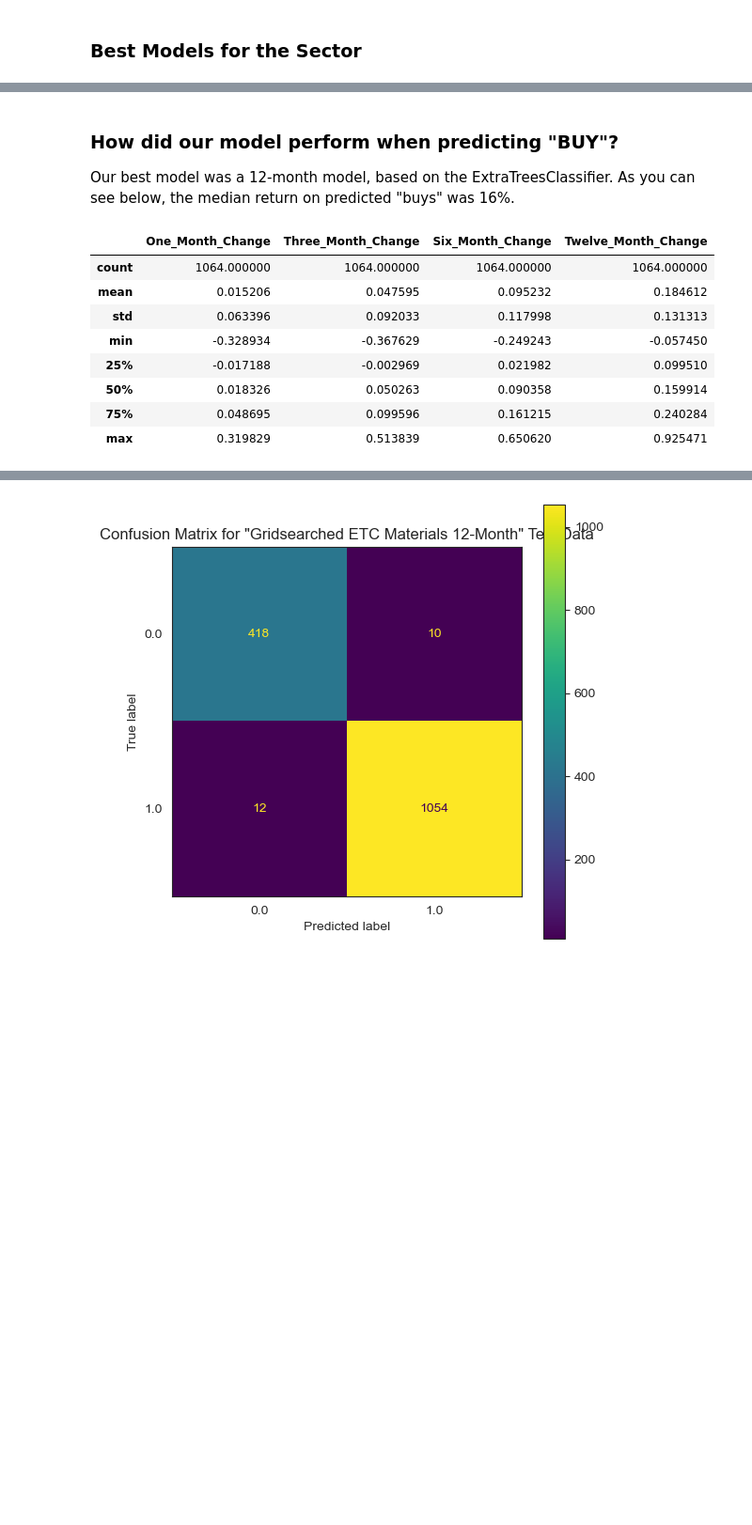
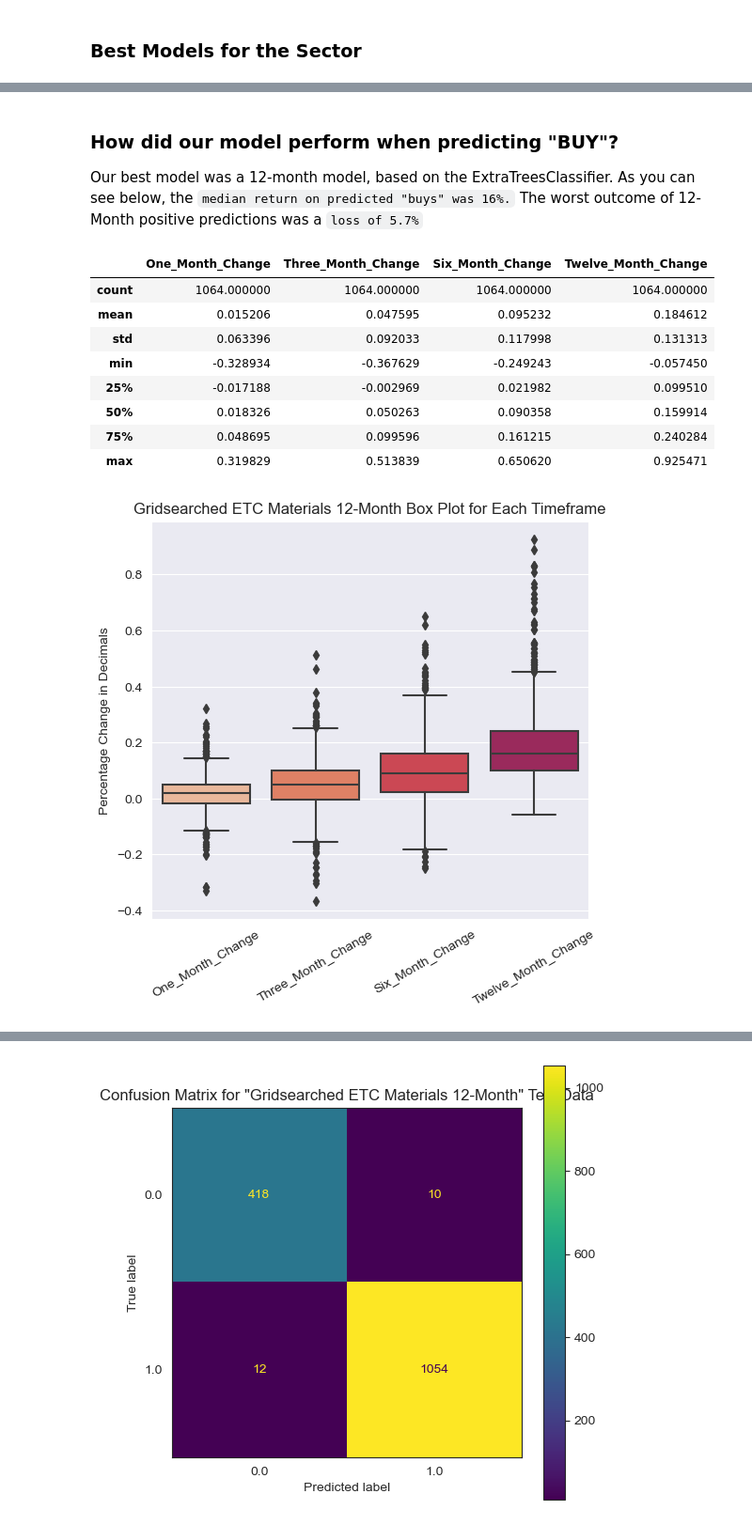
Before and after one commit to dvdhartsman/Stock_Market_Analysis, a Jupyter notebook: 2b_SPDR_Eval.ipynb, the cells around one changed output, grey strips where cells are left out. Shown at 94% size. Drawn from its saved outputs; the diff is of its cells as text; code cells hidden in the pictures; blank space fills up the shorter version.

```diff
--- a/2b_SPDR_Eval.ipynb
+++ b/2b_SPDR_Eval.ipynb
@@ -198,19 +276,20 @@ show_time_horizon(Materials_df, "Twelve")[:3]
 # %% [markdown]
 ### How did our model perform when predicting "BUY"?
-Our best model was a 12-month model, based on the ExtraTreesClassifier. As you can see below, the median return on predicted "buys" was 16%.
+Our best model was a 12-month model, based on the ExtraTreesClassifier. As you can see below, the `median return on predicted "buys" was 16%.` The worst outcome of 12-Month positive predictions was a `loss of 5.7%`
 # %%
 # Prints the .describe() for when y_pred == 1 ('cat' argument can change the prediction to 0)
 
-describe_predictions(Materials[32], "XLB", cat=1)
+describe_predictions(Materials[32], "XLB", cat=1, box=True)
 # %% [output]
 |  | One_Month_Change | Three_Month_Change | Six_Month_Change | Twelve_Month_Change |
 | count | 1064.000000 | 1064.000000 | 1064.000000 | 1064.000000 |
 | mean | 0.015206 | 0.047595 | 0.095232 | 0.184612 |
 | std | 0.063396 | 0.092033 | 0.117998 | 0.131313 |
 | min | -0.328934 | -0.367629 | -0.249243 | -0.057450 |
 | 25% | -0.017188 | -0.002969 | 0.021982 | 0.099510 |
 | 50% | 0.018326 | 0.050263 | 0.090358 | 0.159914 |
 | 75% | 0.048695 | 0.099596 | 0.161215 | 0.240284 |
 | max | 0.319829 | 0.513839 | 0.650620 | 0.925471 |
+[figure, added]
 # %% [markdown]
 ### Improvements
```
Also changed, not shown: parts of 158 cells of this notebook, 1 other file.
